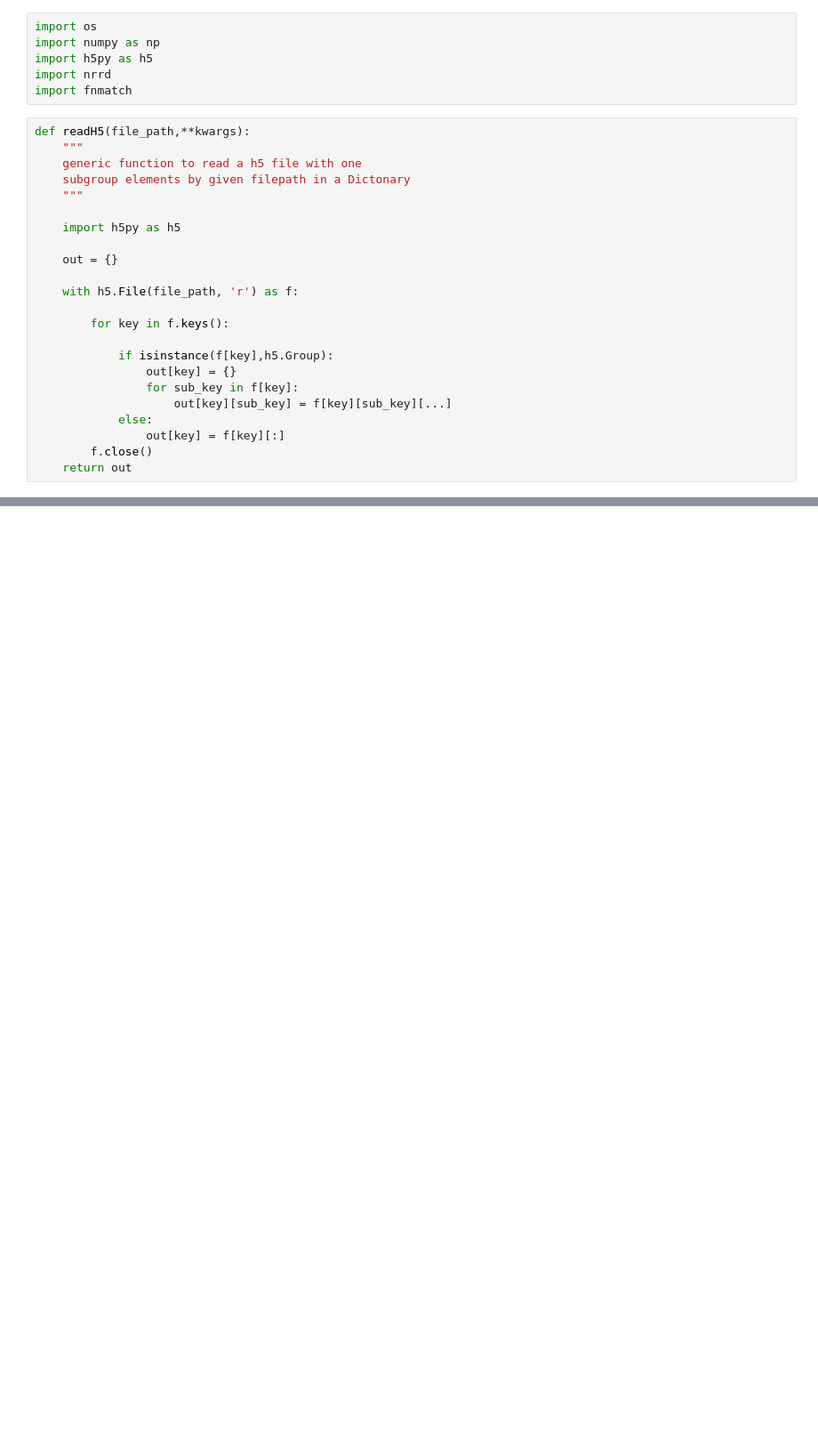
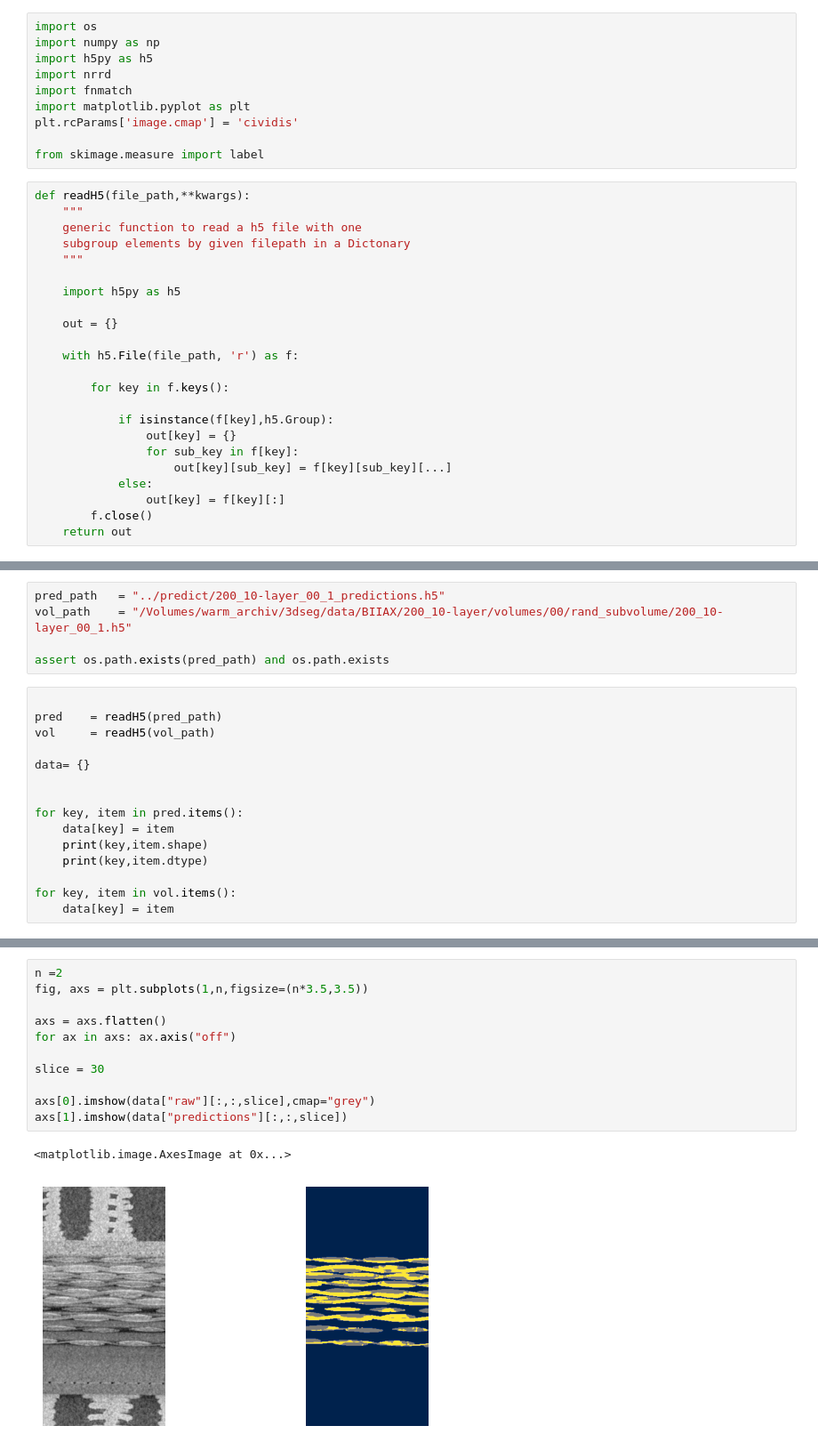
Before and after one commit to choROPeNt/3dseg, a Jupyter notebook: notebooks/01_convert_h52nrrd.ipynb, the cells around one changed output, grey strips where cells are left out. Shown at 89% size. Drawn from its saved outputs; the diff is of its cells as text; blank space fills up the shorter version.

```diff
--- a/notebooks/01_convert_h52nrrd.ipynb
+++ b/notebooks/01_convert_h52nrrd.ipynb
@@ -4,6 +4,10 @@ import numpy as np
 import h5py as h5
 import nrrd
 import fnmatch
+import matplotlib.pyplot as plt
+plt.rcParams['image.cmap'] = 'cividis'
+
+from skimage.measure import label
 # %%
 def readH5(file_path,**kwargs):
     """
@@ -90,0 +34,20 @@ uint16 3 (array(0.020618), array(0.020618), array(0.020618)) [ 0.        3.95865
+# %%
+pred_path   = "../predict/200_10-layer_00_1_predictions.h5"
+vol_path    = "/Volumes/warm_archiv/3dseg/data/BIIAX/200_10-layer/volumes/00/rand_subvolume/200_10-layer_00_1.h5"
+
+assert os.path.exists(pred_path) and os.path.exists
+# %%
+
+pred    = readH5(pred_path)
+vol     = readH5(vol_path)
+
+data= {}
+
+
+for key, item in pred.items():
+    data[key] = item
+    print(key,item.shape)
+    print(key,item.dtype)
+
+for key, item in vol.items():
+    data[key] = item
@@ -90,0 +83,14 @@ uint16 3 (array(0.020618), array(0.020618), array(0.020618)) [ 0.        3.95865
+# %%
+n =2
+fig, axs = plt.subplots(1,n,figsize=(n*3.5,3.5))
+
+axs = axs.flatten()
+for ax in axs: ax.axis("off")
+
+slice = 30
+
+axs[0].imshow(data["raw"][:,:,slice],cmap="grey")
+axs[1].imshow(data["predictions"][:,:,slice])
+# %% [output]
+<matplotlib.image.AxesImage at 0x...>
+[figure, added]
```
Also changed, not shown: parts of 10 cells of this notebook, 1 other file.
